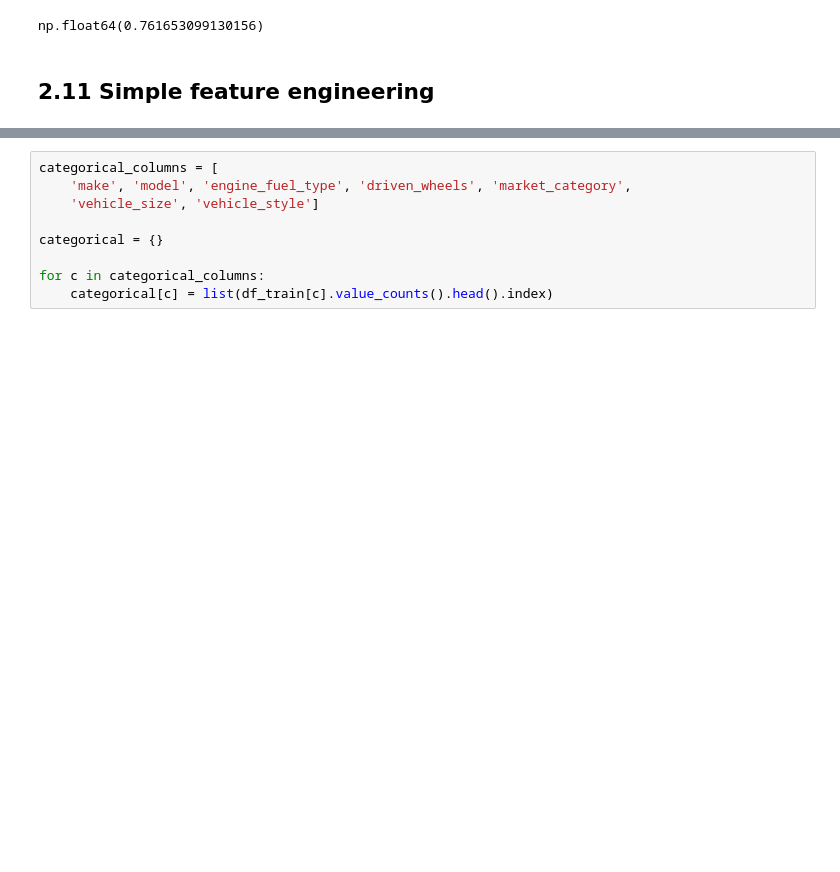
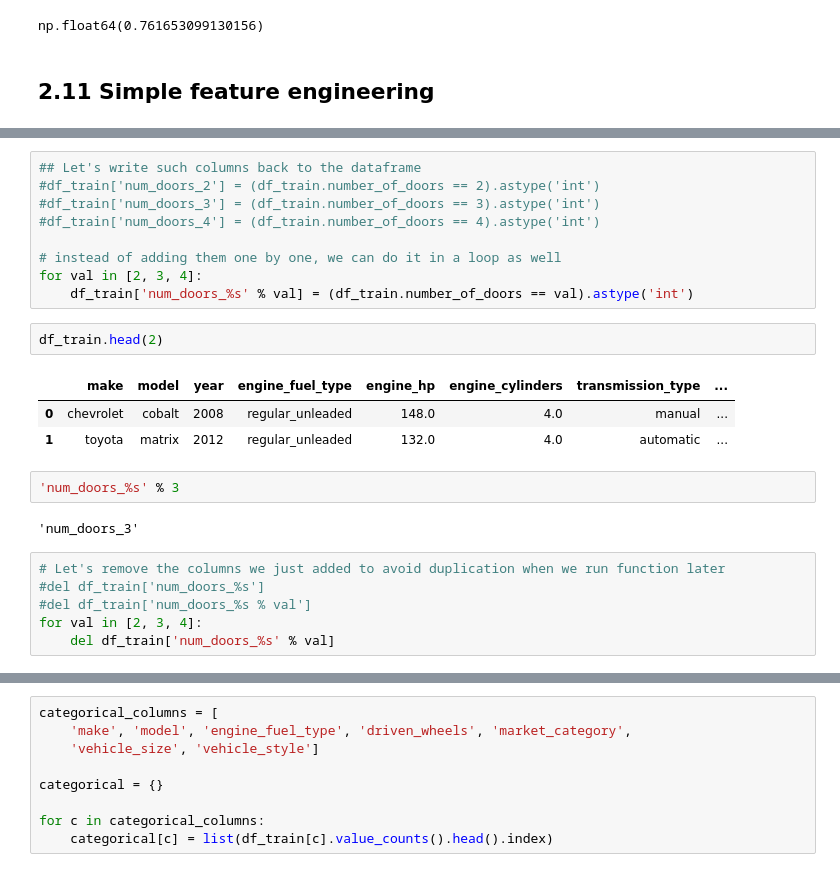
Before and after one commit to ekhlebus/ml-zoomcamp, a Jupyter notebook: 02-regression_car_price_prediction/ML_regression.ipynb, the cells around one changed output, grey strips where cells are left out. Cells and saved outputs as stored; diff of their text form; blank space fills up the shorter version.

```diff
--- a/02-regression_car_price_prediction/ML_regression.ipynb
+++ b/02-regression_car_price_prediction/ML_regression.ipynb
@@ -773,0 +890,25 @@ plt.legend()
+# %%
+## Let's write such columns back to the dataframe
+#df_train['num_doors_2'] = (df_train.number_of_doors == 2).astype('int')
+#df_train['num_doors_3'] = (df_train.number_of_doors == 3).astype('int')
+#df_train['num_doors_4'] = (df_train.number_of_doors == 4).astype('int')
+
+# instead of adding them one by one, we can do it in a loop as well
+for val in [2, 3, 4]:
+    df_train['num_doors_%s' % val] = (df_train.number_of_doors == val).astype('int')
+# %%
+df_train.head(2)
+# %% [output]
+|  | make | model | year | engine_fuel_type | engine_hp | engine_cylinders | transmission_type | ... |
+| 0 | chevrolet | cobalt | 2008 | regular_unleaded | 148.0 | 4.0 | manual | ... |
+| 1 | toyota | matrix | 2012 | regular_unleaded | 132.0 | 4.0 | automatic | ... |
+# %%
+'num_doors_%s' % 3
+# %% [output]
+'num_doors_3'
+# %%
+# Let's remove the columns we just added to avoid duplication when we run function later
+#del df_train['num_doors_%s']
+#del df_train['num_doors_%s % val']
+for val in [2, 3, 4]:
+    del df_train['num_doors_%s' % val]
```
Also changed, not shown: parts of 19 cells of this notebook, 1 other file.
